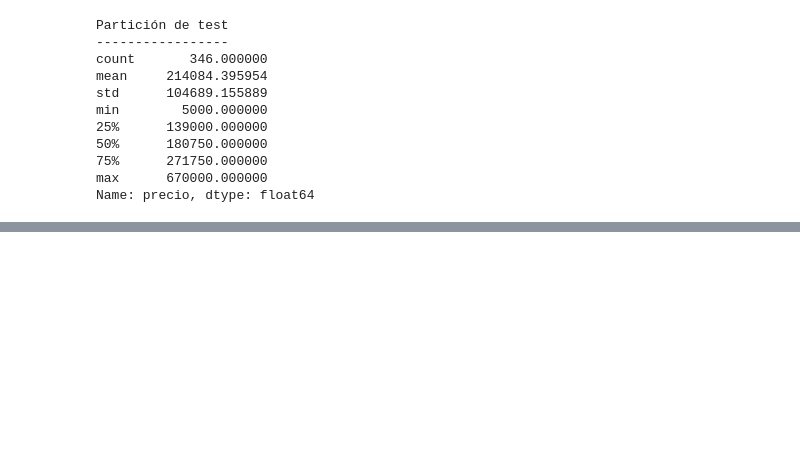
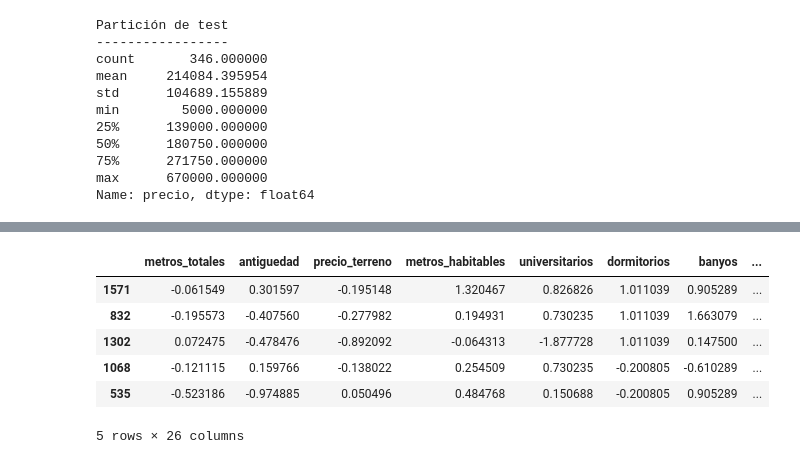
Before and after one commit to JoseJesusLaCasaNieto/Kaggle, a Jupyter notebook: SaratogaHouses/SaratogaHouses.ipynb, the cells around one changed output, grey strips where cells are left out. Drawn from its saved outputs; the diff is of its cells as text; code cells hidden in the pictures; blank space fills up the shorter version.

```diff
--- a/SaratogaHouses/SaratogaHouses.ipynb
+++ b/SaratogaHouses/SaratogaHouses.ipynb
@@ -411,0 +467,46 @@ Name: precio, dtype: float64
+# %%
+from sklearn.pipeline import Pipeline
+from sklearn.compose import ColumnTransformer, make_column_selector
+from sklearn.impute import SimpleImputer
+from sklearn.preprocessing import OneHotEncoder, StandardScaler
+
+numeric_cols = X_train.select_dtypes(include=['float64', 'int']).columns.to_list()
+cat_cols = X_train.select_dtypes(include=['object', 'category']).columns.to_list()
+
+numeric_transformer = Pipeline(
+    steps=[
+        ('imputer', SimpleImputer(strategy='median')),
+        ('scaler', StandardScaler())
+    ]
+)
+
+categorical_transformer = Pipeline(
+    steps=[
+        ('imputer', SimpleImputer(strategy='most_frequent')),
+        ('onehot', OneHotEncoder(handle_unknown='ignore', sparse_output=False))
+    ]
+)
+
+preprocessor = ColumnTransformer(
+    transformers=[
+        ('numeric', numeric_transformer, numeric_cols),
+        ('cat', categorical_transformer, cat_cols)
+    ],
+    remainder='passthrough',
+    verbose_feature_names_out=False
+).set_output(transform='pandas')
+
+X_train_prep = preprocessor.fit_transform(X_train)
+X_test_prep = preprocessor.transform(X_test)
+# %%
+X_train_prep = preprocessor.fit_transform(X_train)
+X_test_prep = preprocessor.transform(X_test)
+X_train_prep.head(5)
+# %% [output]
+|  | metros_totales | antiguedad | precio_terreno | metros_habitables | universitarios | dormitorios | banyos | ... |
+| 1571 | -0.061549 | 0.301597 | -0.195148 | 1.320467 | 0.826826 | 1.011039 | 0.905289 | ... |
+| 832 | -0.195573 | -0.407560 | -0.277982 | 0.194931 | 0.730235 | 1.011039 | 1.663079 | ... |
+| 1302 | 0.072475 | -0.478476 | -0.892092 | -0.064313 | -1.877728 | 1.011039 | 0.147500 | ... |
+| 1068 | -0.121115 | 0.159766 | -0.138022 | 0.254509 | 0.730235 | -0.200805 | -0.610289 | ... |
+| 535 | -0.523186 | -0.974885 | 0.050496 | 0.484768 | 0.150688 | -0.200805 | 0.905289 | ... |
+5 rows × 26 columns
```
Also changed, not shown: parts of 8 cells of this notebook.
